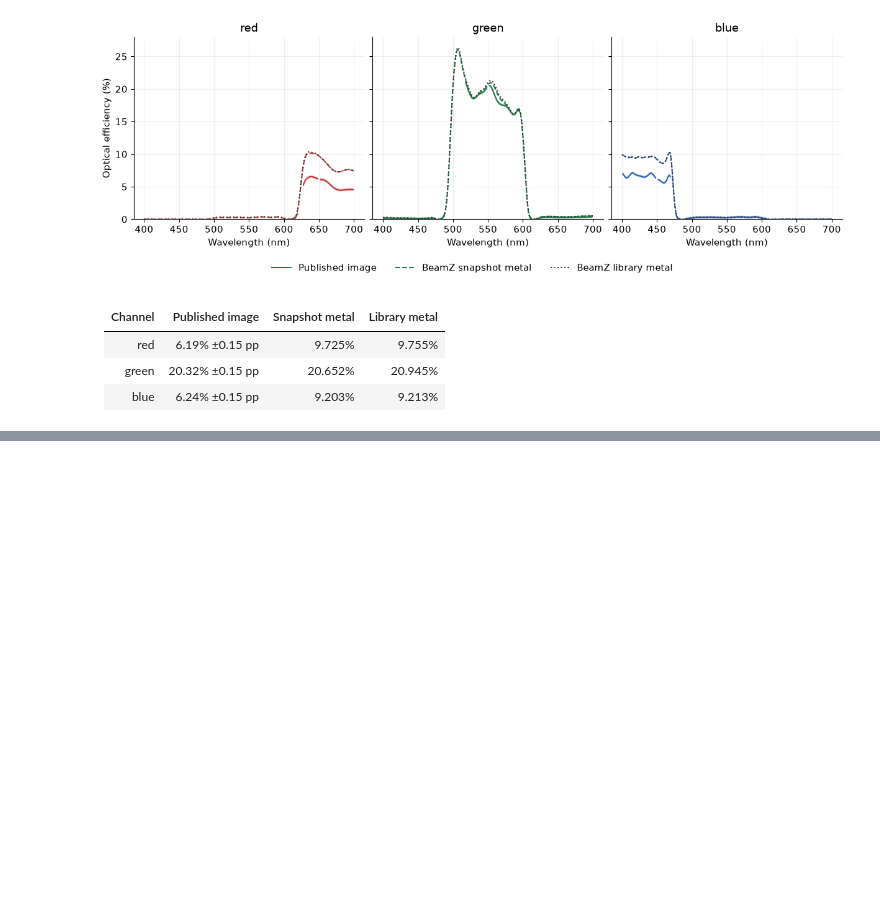
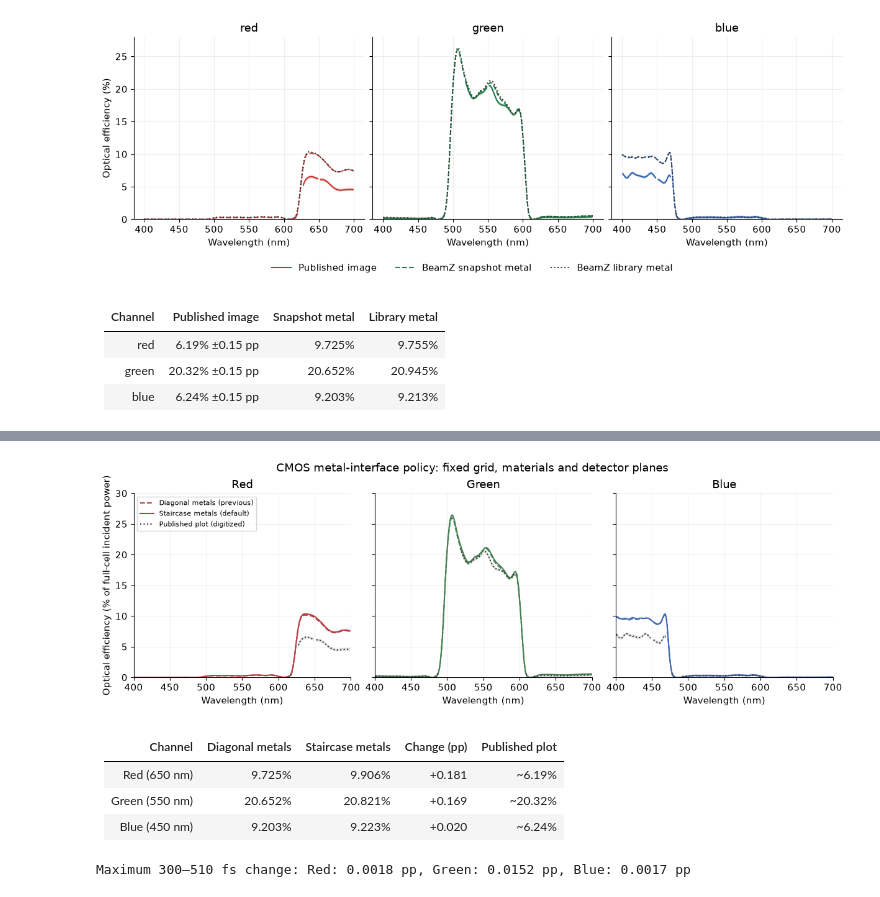
Before and after one commit to cdaunt/beamz, a Jupyter notebook: examples/notebooks/cmos_cause_isolation.ipynb, the cells around one changed output, grey strips where cells are left out. Cells and saved outputs as stored; diff of their text form; code cells hidden in the pictures; blank space fills up the shorter version.

Commit message:
Measure metal staircasing on the RTX3090 CMOS control

```diff
--- a/examples/notebooks/cmos_cause_isolation.ipynb
+++ b/examples/notebooks/cmos_cause_isolation.ipynb
@@ -306,0 +317,55 @@ For a 50/50 silica/aluminum cell at 550 nm and a 45° normal, current effective
+# %%
+staircase_dir = evidence / "components/full-staircase-metal"
+staircase = np.load(staircase_dir / "calibrated_efficiency.npz")
+diagonal = np.load(evidence / "components/full/calibrated_efficiency.npz")
+stair_report = read_report(staircase_dir / "report.json")
+diag_report = read_report(evidence / "components/full/report.json")
+for key in ("grid", "dt", "steps", "snapshot_sha256", "colocation_side"):
+    assert stair_report[key] == diag_report[key], (key, stair_report[key], diag_report[key])
+# Calibration files were recomputed from identical native fields. Compare
+# their numerical content, not container checksums or last-bit arithmetic.
+old_incident = np.load(evidence / "components/full/incident_calibration.npz")
+new_incident = np.load(staircase_dir / "incident_calibration.npz")
+for key in ("E0", "E1", "planes", "wavelength_nm", "plane_power"):
+    np.testing.assert_array_equal(old_incident[key], new_incident[key])
+np.testing.assert_allclose(old_incident["modal_power"], new_incident["modal_power"], rtol=5e-14, atol=0)
+assert stair_report["metal_smoothing"] == "staircase"
+np.testing.assert_array_equal(staircase["wavelength_nm"], diagonal["wavelength_nm"])
+fig, axes = plt.subplots(1, 3, figsize=(12, 4), sharey=True, constrained_layout=True)
+comparison = {}
+table = "| Channel | Diagonal metals | Staircase metals | Change (pp) | Published plot |\n|---|---:|---:|---:|---:|\n"
+for ax, (channel, center), color in zip(axes, (("red",650),("green",550),("blue",450)), ("#b43e43", "#458052", "#426ab3")):
+    wl = staircase["wavelength_nm"]
+    order = np.argsort(wl)
+    ax.plot(wl[order], 100*diagonal[channel][order], "--", color=color, label="Diagonal metals (previous)")
+    ax.plot(wl[order], 100*staircase[channel][order], color=color, label="Staircase metals (default)")
+    ref_wl = digitized["wavelength_nm"]
+    ref = 100*digitized[channel]
+    valid = np.isfinite(ref)
+    ax.plot(ref_wl, ref, ":", color="#383838", label="Published plot (digitized)")
+    ax.fill_between(ref_wl, ref-0.15, ref+0.15, color="#383838", alpha=0.12)
+    old_value = float(100*np.interp(center, wl[order], diagonal[channel][order]))
+    new_value = float(100*np.interp(center, wl[order], staircase[channel][order]))
+    reference_value = float(np.interp(center, ref_wl[valid], ref[valid]))
+    comparison[channel] = dict(diagonal_percent=old_value, staircase_percent=new_value,
+        published_plot_percent=reference_value, central_change_pp=new_value-old_value,
+        max_spectral_change_pp=float(100*np.max(abs(staircase[channel]-diagonal[channel]))))
+    table += f"| {channel.title()} ({center} nm) | {old_value:.3f}% | {new_value:.3f}% | {new_value-old_value:+.3f} | ~{reference_value:.2f}% |\n"
+    ax.set(title=channel.title(), xlabel="Wavelength (nm)", xlim=(400,700), ylim=(0,30))
+    ax.grid(alpha=0.18)
+axes[0].set_ylabel("Optical efficiency (% of full-cell incident power)")
+axes[0].legend(fontsize=8, loc="upper left")
+fig.suptitle("CMOS metal-interface policy: fixed grid, materials and detector planes")
+fig.savefig(staircase_dir / "metal_policy_comparison.png", dpi=160)
+plt.show()
+display(Markdown(table))
+(staircase_dir / "metal_policy_comparison.json").write_text(json.dumps(comparison, indent=2)+"\n")
+print("Maximum 300–510 fs change:", ", ".join(f"{c.title()}: {v:.4f} pp" for c, v in stair_report["temporal_max_change_pp"].items()))
+# %% [output]
+[figure, added]
+| Channel | Diagonal metals | Staircase metals | Change (pp) | Published plot |
+|---|---:|---:|---:|---:|
+| Red (650 nm) | 9.725% | 9.906% | +0.181 | ~6.19% |
+| Green (550 nm) | 20.652% | 20.821% | +0.169 | ~20.32% |
+| Blue (450 nm) | 9.203% | 9.223% | +0.020 | ~6.24% |
+Maximum 300–510 fs change: Red: 0.0018 pp, Green: 0.0152 pp, Blue: 0.0017 pp
```
Also changed, not shown: parts of 4 cells of this notebook, 17 other files.
